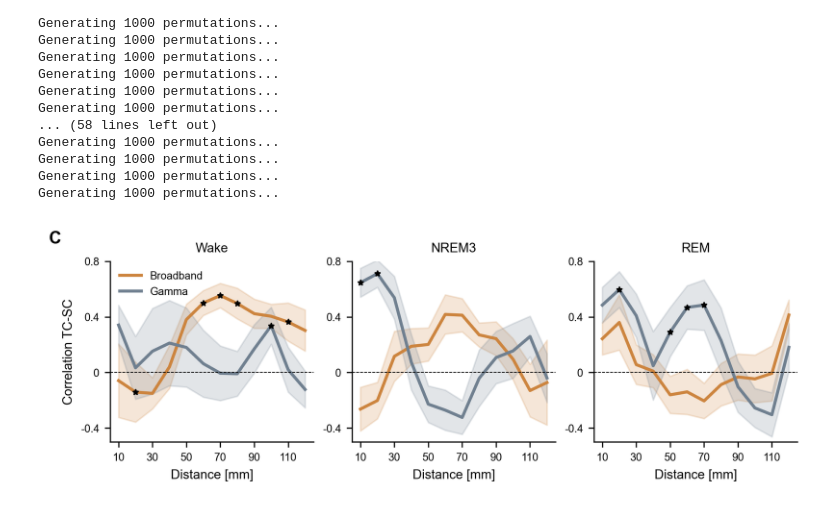
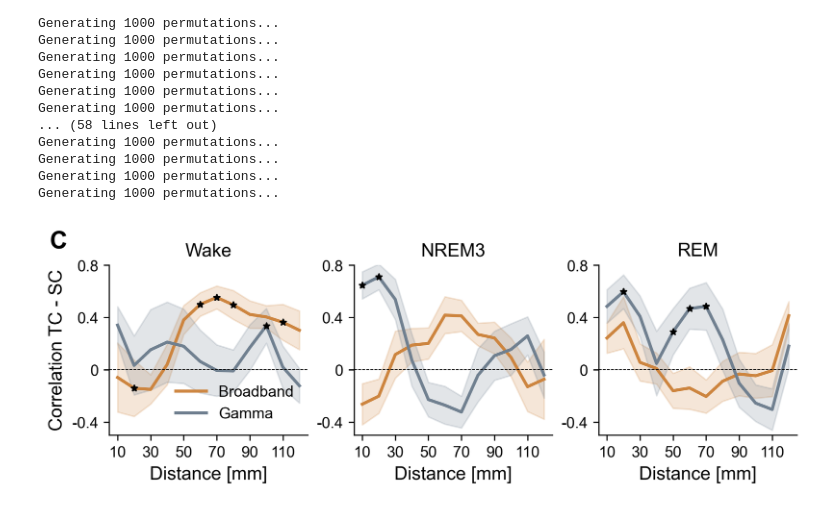
Before and after one commit to cusinatr/MNI-Analysis, a Jupyter notebook: Analysis/Figures/Fig_sc.ipynb, the cells around one changed output. Drawn from its saved outputs; the diff is of its cells as text; code cells hidden in the pictures.

Commit message:
update figure notebooks

```diff
--- a/Analysis/Figures/Fig_sc.ipynb
+++ b/Analysis/Figures/Fig_sc.ipynb
@@ -150,8 +152,7 @@ Generating 1000 permutations...
 Generating 1000 permutations...
 Generating 1000 permutations...
 # %%
-fig, axs = plt.subplots(1, 3, figsize=plots._get_figsize_inches((17.5, 6)), dpi=300, layout="constrained")
-fontsize_fig = plots._get_fontsize_ratio((6, 6))
+fig, axs = plt.subplots(1, 3, figsize=plots._get_figsize_inches((17.4, 6)), dpi=300, layout="constrained")
 
 for i, stage in enumerate(stages):
     # Plot for broadband
@@ -162,35 +163,35 @@ for i, stage in enumerate(stages):
         color_stars="k",
         label="Broadband"
     )
     # Plot for gamma
     plots.plot_tc_sc_corr(
         axs[i],
         df_rhos_d_gamma[stage],
         color=type_colors["gamma"],
         color_stars="k",
         title=title_dict[stage],
         ylims=(-0.5, 0.8),
         xlabel="Distance [mm]",
-        ylabel="Correlation TC-SC",
+        ylabel="Correlation TC - SC",
         label="Gamma"
     )
 
     if i > 0:
         axs[i].set_ylabel("", fontsize=0)
     else:
-        axs[i].legend(frameon=False, fontsize=fontsize_fig * plots.fsize.TEXT_SIZE)
+        axs[i].legend(frameon=False, fontsize=plots.fsize.TEXT_SIZE)
     axs[i].set_yticks(
-        [-0.4, 0, 0.4, 0.8], labels=[-0.4, 0, 0.4, 0.8], fontsize=fontsize_fig * plots.fsize.TICK_SIZE
+        [-0.4, 0, 0.4, 0.8], labels=[-0.4, 0, 0.4, 0.8], fontsize=plots.fsize.TICK_SIZE
     )
     axs[i].set_xticks(
-        np.arange(10, 121, 20), labels=np.arange(10, 121, 20), fontsize=fontsize_fig * plots.fsize.TICK_SIZE
+        np.arange(10, 121, 20), labels=np.arange(10, 121, 20), fontsize=plots.fsize.TICK_SIZE
     )
 
 # Annotate panel
 axs[0].text(-0.3, 1.1, "C", transform=axs[0].transAxes,
             size=16, weight='bold')
 
 plots.save_figure(fig, fig_path.joinpath(f"corr_tc_sc.svg"))
 plt.show()
 # %% [output]
-[figure, old version]
+[figure, new version]
```
Also changed, not shown: parts of 2 cells of this notebook, 1 other file.
